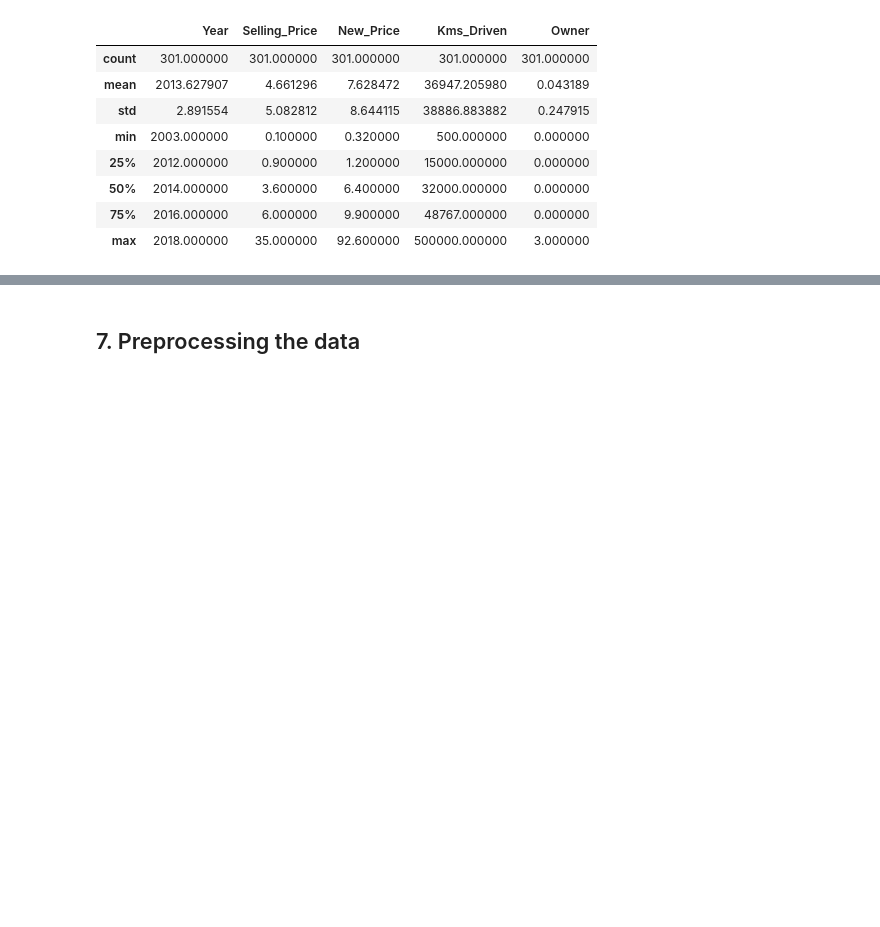
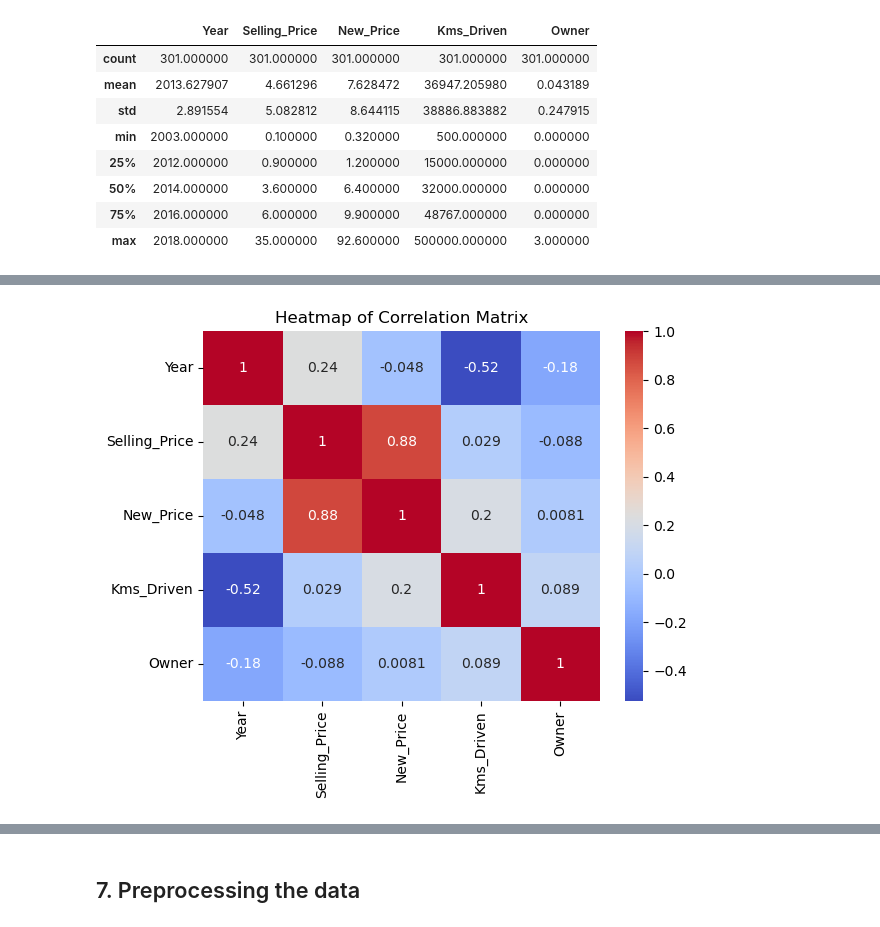
Before and after one commit to Nathan-Austin/Machine_Learning_projects, a Jupyter notebook: Car_price_prediction/Car_Price_Prediction.ipynb, the cells around one changed output, grey strips where cells are left out. Saved outputs shown, nothing was run; the diff lists cells and outputs as text; code cells hidden in the pictures; blank space fills up the shorter version.

```diff
--- a/Car_price_prediction/Car_Price_Prediction.ipynb
+++ b/Car_price_prediction/Car_Price_Prediction.ipynb
@@ -86,0 +120,8 @@ data.describe()
+# %%
+# heatmap of correlation matrix
+corr = data.corr()
+sns.heatmap(corr, annot=True, cmap='coolwarm')
+plt.title('Heatmap of Correlation Matrix')
+plt.show()
+# %% [output]
+[figure, added]
```
Also changed, not shown: parts of 5 cells of this notebook, 6 other files.
